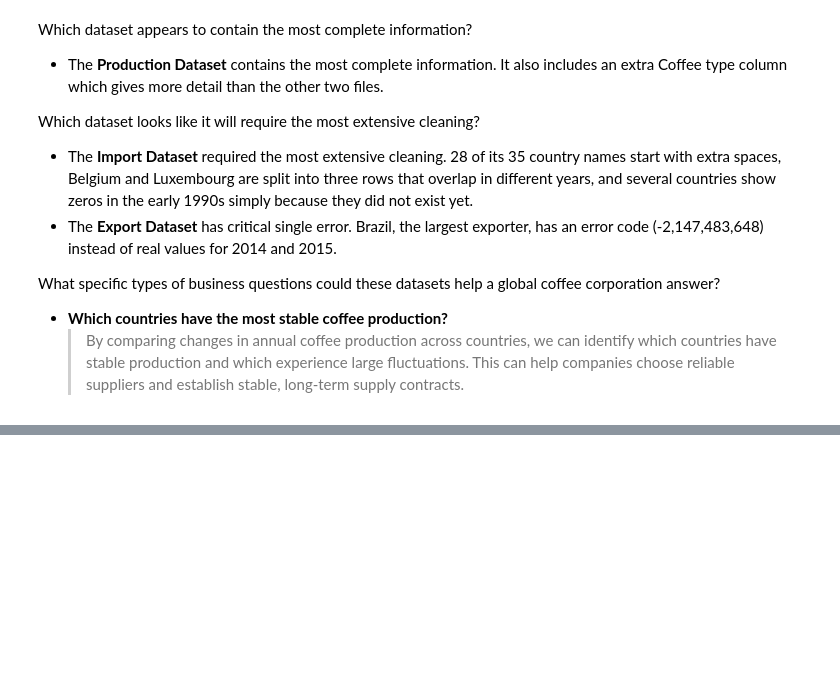
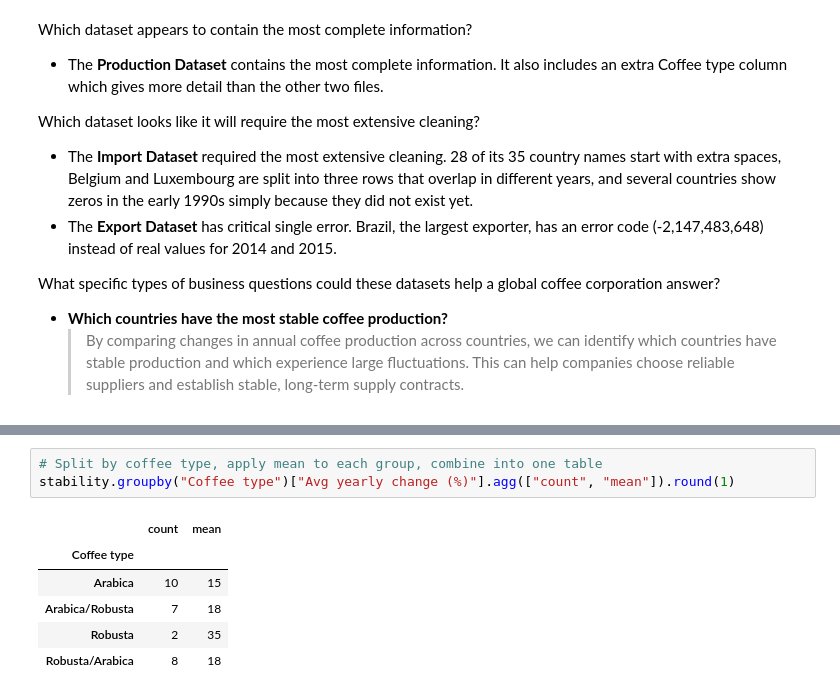
Before and after one commit to HJLee82/AD450_2026AU, a Jupyter notebook: WEEK03/coffee-exploration/coffee_exploration.ipynb, the cells around one changed output, grey strips where cells are left out. Cells and saved outputs as stored; diff of their text form; blank space fills up the shorter version.

```diff
--- a/WEEK03/coffee-exploration/coffee_exploration.ipynb
+++ b/WEEK03/coffee-exploration/coffee_exploration.ipynb
@@ -365,0 +400,10 @@ What specific types of business questions could these datasets help a global cof
+# %%
+# Split by coffee type, apply mean to each group, combine into one table
+stability.groupby("Coffee type")["Avg yearly change (%)"].agg(["count", "mean"]).round(1)
+# %% [output]
+|  | count | mean |
+| Coffee type |  |  |
+| Arabica | 10 | 15 |
+| Arabica/Robusta | 7 | 18 |
+| Robusta | 2 | 35 |
+| Robusta/Arabica | 8 | 18 |
```
Also changed, not shown: parts of 6 cells of this notebook.
